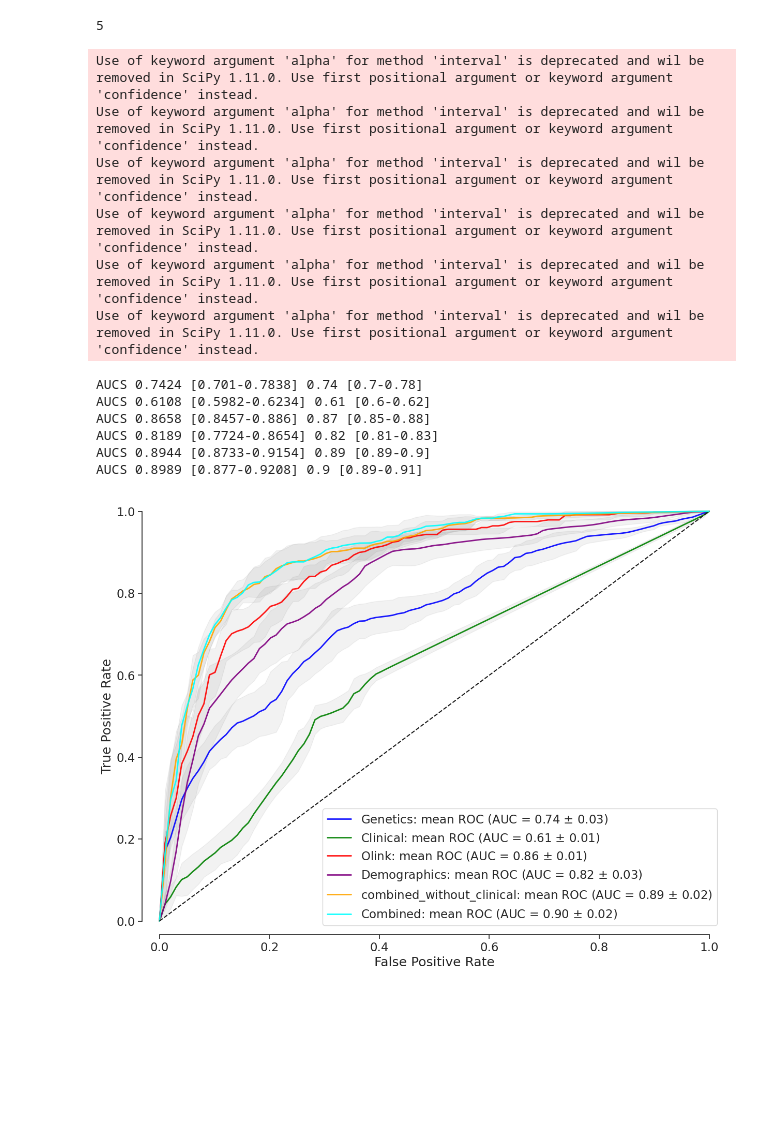
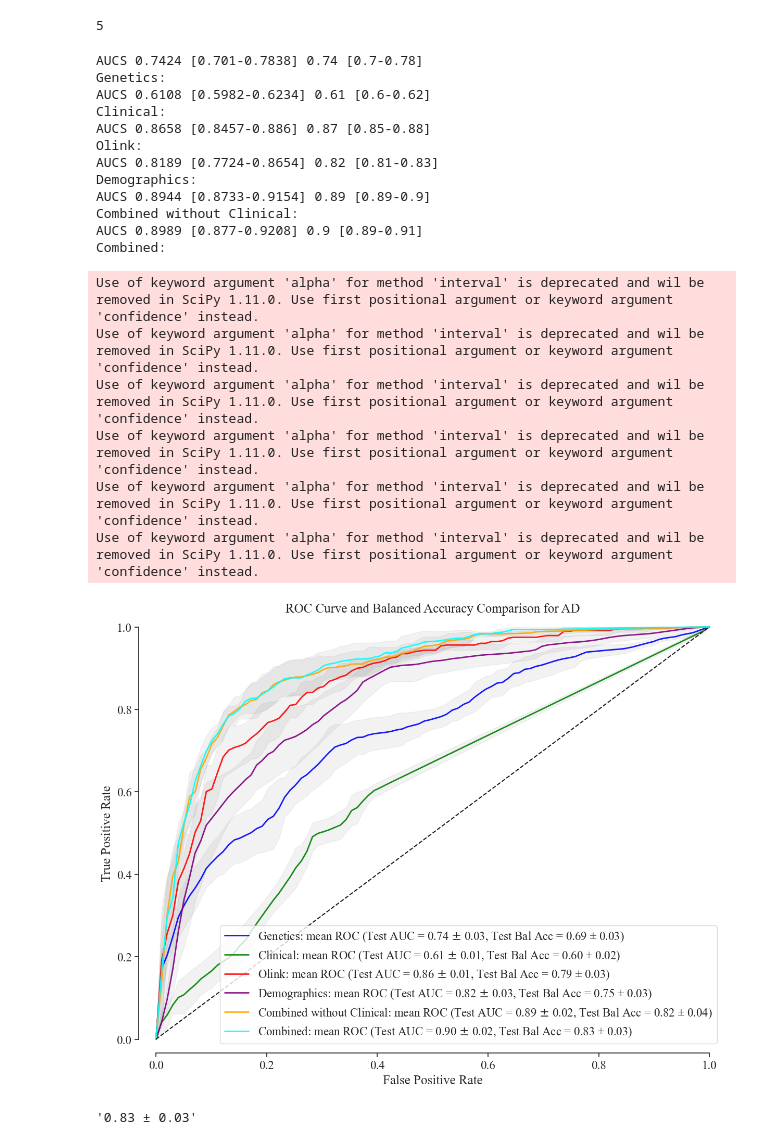
Before and after one commit to NIH-CARD/Gut-Brain-Nexus, a Jupyter notebook: AD_classification.ipynb, the cells around one changed output. Saved outputs shown, nothing was run; the diff lists cells and outputs as text; code cells hidden in the pictures; blank space fills up the shorter version.

```diff
--- a/AD_classification.ipynb
+++ b/AD_classification.ipynb
@@ -253,7 +253,7 @@ feature_sets = {
     'Clinical': X_clinical_info,
     'Olink': X_olink_info,
     'Demographics': X_demographics_info,
-    'combined_without_clinical': X_combined_without_clinical_info,
+    'Combined without Clinical': X_combined_without_clinical_info,
     'Combined': X_combined_model,
 }
 
@@ -271,6 +271,8 @@ df_metrics = []
 outer_cv = StratifiedKFold(n_splits=5, shuffle=True, random_state=42)
 
 full_list_d_modality = {}
+list_of_model_5cv = []
+
 # Loop through each feature set
 for label, X in feature_sets.items():
     # if not label == 'Combined':
@@ -300,6 +302,8 @@ for label, X in feature_sets.items():
 
         # Best model evaluation
         best_model = grid_search.best_estimator_
+        if label == 'Combined':
+            list_of_model_5cv.append(best_model)
 
         # Predict probabilities and classes for both training and test sets
         train_probabilities = best_model.predict_proba(X_train_outer)[:, 1]
@@ -435,7 +439,7 @@ sns.set_style("ticks", {"xtick.major.size": 8, "ytick.major.size": 8})
 mpl.rc('font', family='serif', serif='Times New Roman')
 plt.rcParams.update({"savefig.format": 'png'})
 
-def plot_auc_roc(full_list, n_classes, class_label, ax, show=True, addition='', palette_progression=None):
+def plot_auc_roc(full_list, n_classes, class_label, ax, show=True, addition='', palette_progression=None, metrics_df=None):
     fpr = dict()
     tpr = dict()
     roc_auc = dict()
@@ -465,13 +469,14 @@ def plot_auc_roc(full_list, n_classes, class_label, ax, show=True, addition='',
         all_means[class_name].append(mean_auc)
         std_auc = np.std(aucs)
         if show:
+            print (class_name)
             if std_auc > 0:
                 ax.plot(mean_fpr, mean_tpr,
-                 label=r'{0} mean ROC (AUC = {1:0.2f} $\pm$ {2:0.2f})'.format(class_name, mean_auc, std_auc),
+                 label=r'{0} mean ROC (Test AUC = {1:0.2f} $\pm$ {2:0.2f}, Test Bal Acc = {3})'.format(class_name, mean_auc, std_auc, metrics_df[metrics_df['Feature Set']==class_name[:-1]].iloc[0].loc['Test Balanced Accuracy_CI']),
                  lw=2, alpha=.9, color=palette_progression[class_label[k]])
             else:
                 ax.plot(mean_fpr, mean_tpr,
-                 label=r'{0} mean ROC (AUC = {1:0.2f})'.format(class_name, mean_auc, std_auc),
+                 label=r'{0} mean ROC (Test AUC = {1:0.2f}, Test Bal Acc = {3})'.format(class_name, mean_auc, std_auc, metrics_df[metrics_df['Feature Set']==class_name[:-1]].iloc[0].loc['Test Balanced Accuracy_CI']),
                  lw=2, alpha=.9, color=palette_progression[class_label[k]])
         std_tpr = np.std(tprs, axis=0)
         # std_tpr = get_95ci(tprs)
@@ -491,47 +496,59 @@ def plot_auc_roc(full_list, n_classes, class_label, ax, show=True, addition='',
     ax.legend()
     # plt.show()
     return pd.DataFrame(all_means)
 
 # palette_progression = {'Control':'orange', 'AD': 'blue'}
 # class_labels = {0: 'AD', 1: 'Control'}
 
 palette_progression = {'Age+Sex+Townsend:': 'lightcoral', 'Olink:': 'red'}
 
 colorlist = ['blue', 'green', 'red', 'purple', 'orange', 'cyan']
 class_labels = {}
 input_predictions = []
 for e, x in enumerate(list(full_list_d_modality)):
     class_labels[e] = x + ':'
     palette_progression[x + ':'] = colorlist[e]
     input_predictions.append(full_list_d_modality[x])
 
 # class_labels = {0: 'Age+Sex+Townsend:', 1: 'Olink:'}
 fig, ax = plt.subplots(1, 1, figsize=(8*1.8,6*1.8))
 e = 0
 # ax = axs.reshape(-1)[e]
 sns.despine(top=False, right=False, left=False, bottom=False, offset=None, trim=False)
 sns.despine(offset=5, trim=True)
 # ax.spines['bottom'].set_visible(False)
-plot_auc_roc(input_predictions, (0, len(class_labels)), class_labels,  ax, show=True, addition='', palette_progression=palette_progression)
+plot_auc_roc(input_predictions, (0, len(class_labels)), class_labels,  ax, show=True, addition='', palette_progression=palette_progression, metrics_df=metrics_df)
+plt.title("ROC Curve and Balanced Accuracy Comparison for AD")
+
 plt.show()
 # [full_list_d_modality['Combined'], full_list_d_modality['Olink']]
 # palette_progression = {'Age+Sex+Townsend+PD_prs:': 'red'}
 # class_labels = {0: 'Age+Sex+Townsend+PD_prs:'}
 # plot_auc_roc(full_list_d_modality[1:2], (0, len(class_labels)), class_labels,  ax, show=True, addition='', palette_progression=palette_progression)
 # %% [output]
-Use of keyword argument 'alpha' for method 'interval' is deprecated and wil be removed in SciPy 1.11.0. Use first positional argument or keyword argument 'confidence' instead.
-Use of keyword argument 'alpha' for method 'interval' is deprecated and wil be removed in SciPy 1.11.0. Use first positional argument or keyword argument 'confidence' instead.
-Use of keyword argument 'alpha' for method 'interval' is deprecated and wil be removed in SciPy 1.11.0. Use first positional argument or keyword argument 'confidence' instead.
-Use of keyword argument 'alpha' for method 'interval' is deprecated and wil be removed in SciPy 1.11.0. Use first positional argument or keyword argument 'confidence' instead.
-Use of keyword argument 'alpha' for method 'interval' is deprecated and wil be removed in SciPy 1.11.0. Use first positional argument or keyword argument 'confidence' instead.
-Use of keyword argument 'alpha' for method 'interval' is deprecated and wil be removed in SciPy 1.11.0. Use first positional argument or keyword argument 'confidence' instead.
+AUCS 0.7424 [0.701-0.7838] 0.74 [0.7-0.78]
+Genetics:
+AUCS 0.6108 [0.5982-0.6234] 0.61 [0.6-0.62]
+Clinical:
+AUCS 0.8658 [0.8457-0.886] 0.87 [0.85-0.88]
+Olink:
+AUCS 0.8189 [0.7724-0.8654] 0.82 [0.81-0.83]
+Demographics:
+AUCS 0.8944 [0.8733-0.9154] 0.89 [0.89-0.9]
+Combined without Clinical:
+AUCS 0.8989 [0.877-0.9208] 0.9 [0.89-0.91]
+Combined:
-AUCS 0.7424 [0.701-0.7838] 0.74 [0.7-0.78]
-AUCS 0.6108 [0.5982-0.6234] 0.61 [0.6-0.62]
-AUCS 0.8658 [0.8457-0.886] 0.87 [0.85-0.88]
-AUCS 0.8189 [0.7724-0.8654] 0.82 [0.81-0.83]
-AUCS 0.8944 [0.8733-0.9154] 0.89 [0.89-0.9]
-AUCS 0.8989 [0.877-0.9208] 0.9 [0.89-0.91]
+Use of keyword argument 'alpha' for method 'interval' is deprecated and wil be removed in SciPy 1.11.0. Use first positional argument or keyword argument 'confidence' instead.
+Use of keyword argument 'alpha' for method 'interval' is deprecated and wil be removed in SciPy 1.11.0. Use first positional argument or keyword argument 'confidence' instead.
+Use of keyword argument 'alpha' for method 'interval' is deprecated and wil be removed in SciPy 1.11.0. Use first positional argument or keyword argument 'confidence' instead.
+Use of keyword argument 'alpha' for method 'interval' is deprecated and wil be removed in SciPy 1.11.0. Use first positional argument or keyword argument 'confidence' instead.
+Use of keyword argument 'alpha' for method 'interval' is deprecated and wil be removed in SciPy 1.11.0. Use first positional argument or keyword argument 'confidence' instead.
+Use of keyword argument 'alpha' for method 'interval' is deprecated and wil be removed in SciPy 1.11.0. Use first positional argument or keyword argument 'confidence' instead.
-[figure, old version]
+[figure, new version]
+# %%
+metrics_df[metrics_df['Feature Set']=='Combined'].iloc[0].loc['Test Balanced Accuracy_CI']
+# %% [output]
+'0.83 ± 0.03'
 # %%
 X = feature_sets['Combined'] # X_combined_model.shape
 # %%
```
Also changed, not shown: parts of 4 cells of this notebook, 19 other files.
